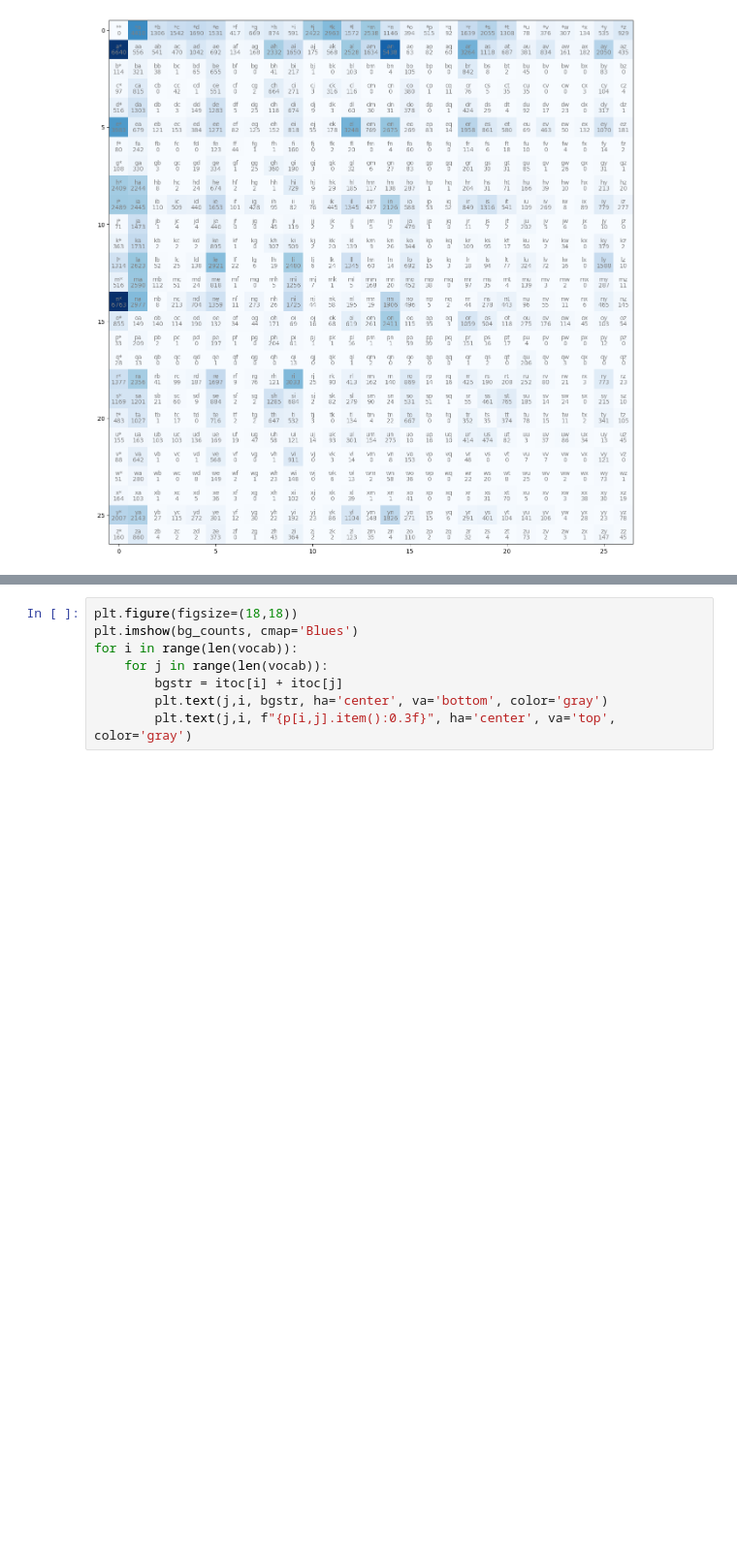
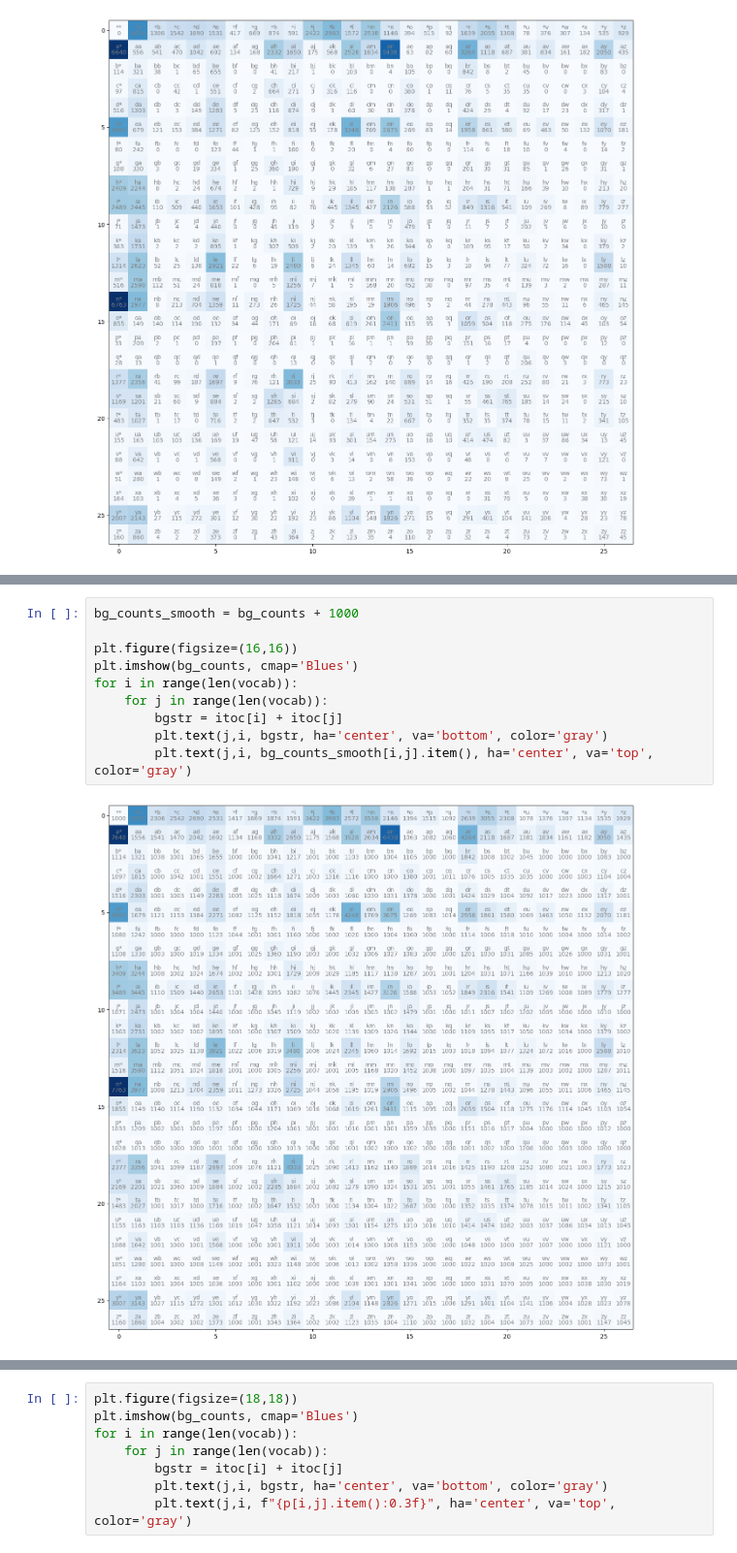
Before and after one commit to tsultan16/NLP_Language_Models, a Jupyter notebook: Pytorch_Tutorial/Andrej_Karpathy_Tutorials/simple_1.ipynb, the cells around one changed output, grey strips where cells are left out. Shown at 97% size. Cells and saved outputs as stored; diff of their text form; blank space fills up the shorter version.

```diff
--- a/Pytorch_Tutorial/Andrej_Karpathy_Tutorials/simple_1.ipynb
+++ b/Pytorch_Tutorial/Andrej_Karpathy_Tutorials/simple_1.ipynb
@@ -125,2 +127,14 @@ for i in range(len(vocab)):
+# %%
+bg_counts_smooth = bg_counts + 1000
+
+plt.figure(figsize=(16,16))
+plt.imshow(bg_counts, cmap='Blues')
+for i in range(len(vocab)):
+    for j in range(len(vocab)):
+        bgstr = itoc[i] + itoc[j]
+        plt.text(j,i, bgstr, ha='center', va='bottom', color='gray')
+        plt.text(j,i, bg_counts_smooth[i,j].item(), ha='center', va='top', color='gray')
+# %% [output]
+[figure, added]
 # %%
 # we can divide each row in our bigram counts array by the sum of all entries in thar row to get the desired bigram language model probability distribution: p(c2|c1)
```
Also changed, not shown: parts of 22 cells of this notebook.
